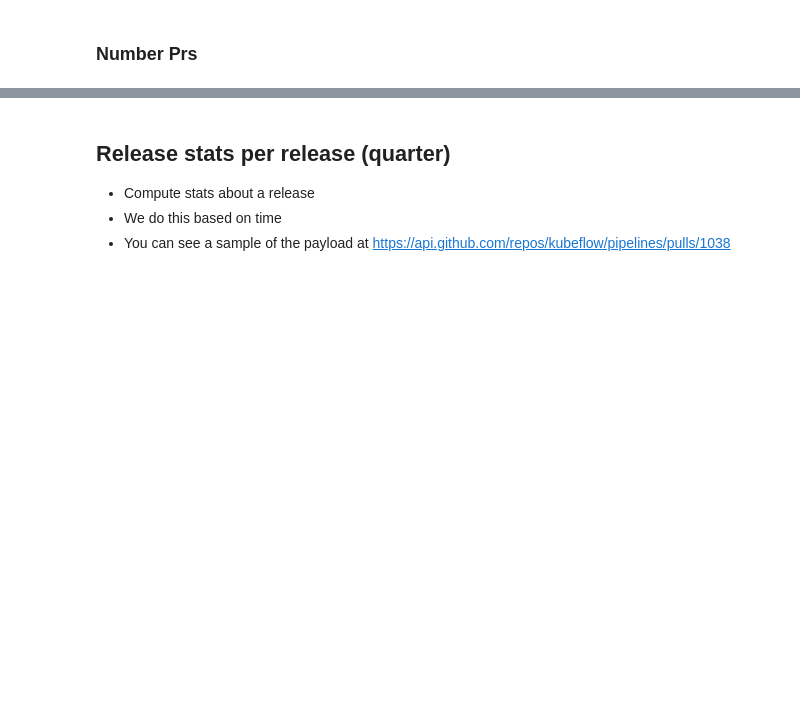
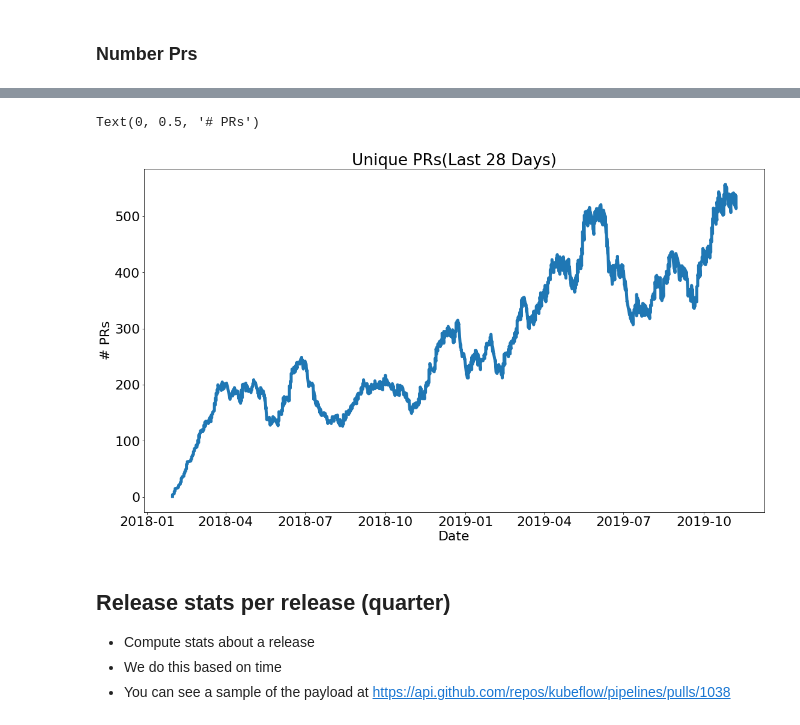
Before and after one commit to kubeflow/community, a Jupyter notebook: scripts/github_stats.ipynb, the cells around one changed output, grey strips where cells are left out. Drawn from its saved outputs; the diff is of its cells as text; code cells hidden in the pictures; blank space fills up the shorter version.

```diff
--- a/scripts/github_stats.ipynb
+++ b/scripts/github_stats.ipynb
@@ -135,3 +120,15 @@ unique_prs.iplot(kind='scatter', layout=layout, width=5, filename='pr-stats')
+# %%
+
+hf = pylab.figure()
+hf.set_size_inches(18.5, 10.5)
+pylab.plot(unique_prs, linewidth=5)
+ha = pylab.gca()
+ha.set_title("Unique PRs(Last 28 Days)")
+ha.set_xlabel("Date")
+ha.set_ylabel("# PRs")
+# %% [output]
+Text(0, 0.5, '# PRs')
+[figure, added]
 # %% [markdown]
 ## Release stats per release (quarter)
 
```
Also changed, not shown: parts of 20 cells of this notebook.
